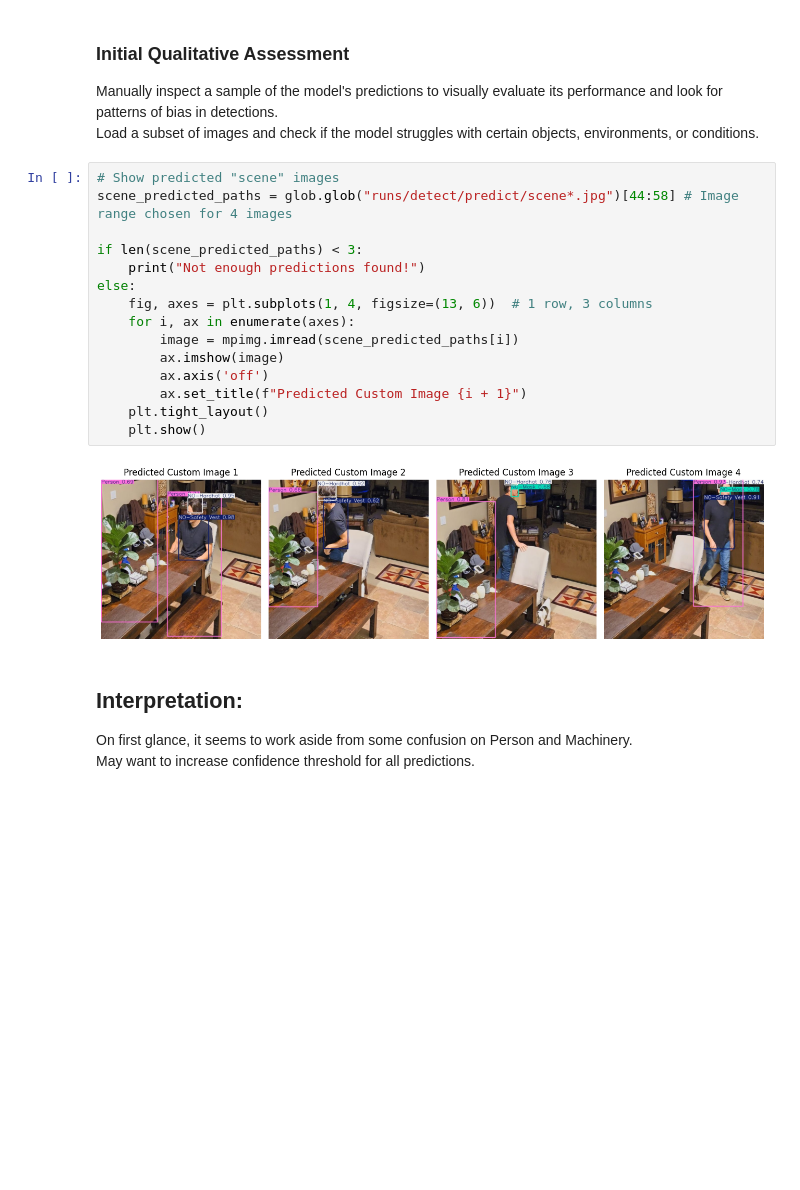
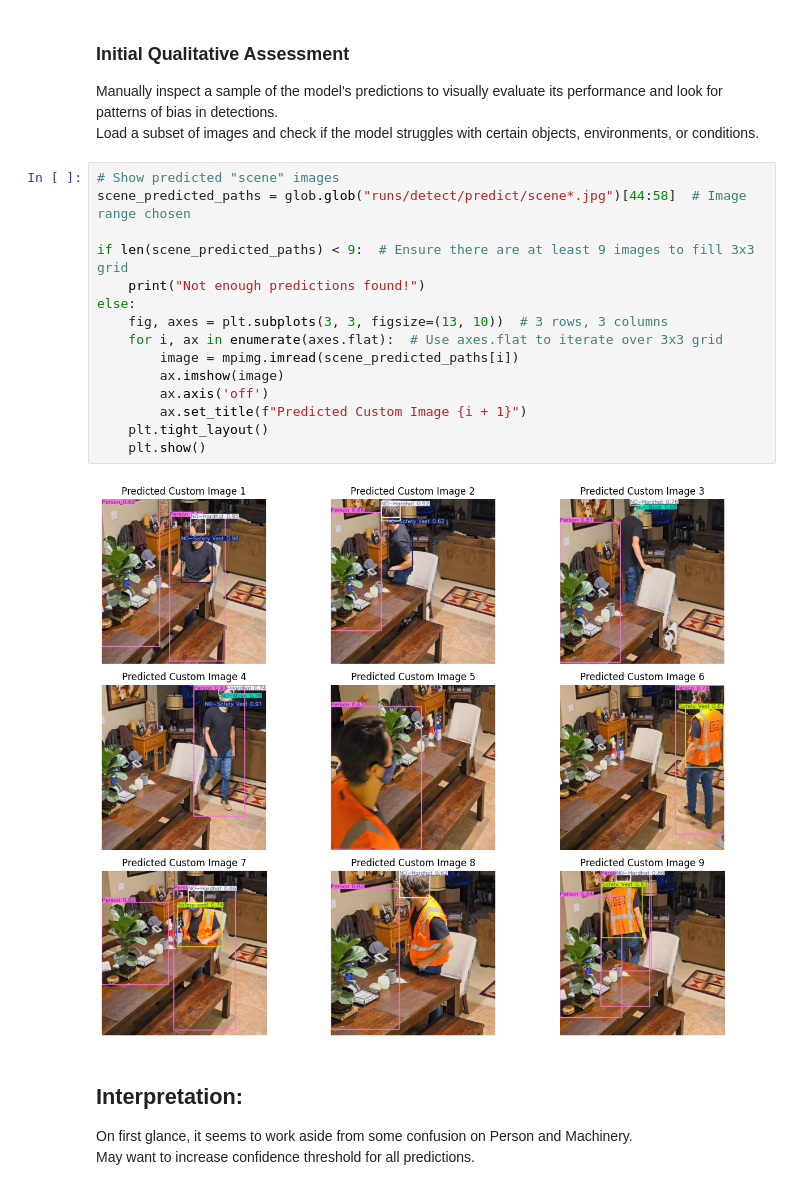
Before and after one commit to victorhg/aai-501-final-project, a Jupyter notebook: notebooks/hybrid_model_train/hybrid_model_bias_check.ipynb, the cells around one changed output. Drawn from its saved outputs; the diff is of its cells as text; blank space fills up the shorter version.

```diff
--- a/notebooks/hybrid_model_train/hybrid_model_bias_check.ipynb
+++ b/notebooks/hybrid_model_train/hybrid_model_bias_check.ipynb
@@ -83,21 +83,21 @@ Manually inspect a sample of the model's predictions to visually evaluate its pe
 Load a subset of images and check if the model struggles with certain objects, environments, or conditions.
 # %%
 # Show predicted "scene" images
-scene_predicted_paths = glob.glob("runs/detect/predict/scene*.jpg")[44:58] # Image range chosen for 4 images
+scene_predicted_paths = glob.glob("runs/detect/predict/scene*.jpg")[44:58]  # Image range chosen
 
-if len(scene_predicted_paths) < 3:
+if len(scene_predicted_paths) < 9:  # Ensure there are at least 9 images to fill 3x3 grid
     print("Not enough predictions found!")
 else:
-    fig, axes = plt.subplots(1, 4, figsize=(13, 6))  # 1 row, 3 columns
-    for i, ax in enumerate(axes):
+    fig, axes = plt.subplots(3, 3, figsize=(13, 10))  # 3 rows, 3 columns
+    for i, ax in enumerate(axes.flat):  # Use axes.flat to iterate over 3x3 grid
         image = mpimg.imread(scene_predicted_paths[i])
         ax.imshow(image)
         ax.axis('off')
         ax.set_title(f"Predicted Custom Image {i + 1}")
     plt.tight_layout()
     plt.show()
 # %% [output]
-[figure, old version]
+[figure, new version]
 # %% [markdown]
 ## Interpretation:
 On first glance, it seems to work aside from some confusion on Person and Machinery.
```
Also changed, not shown: parts of 4 cells of this notebook.
